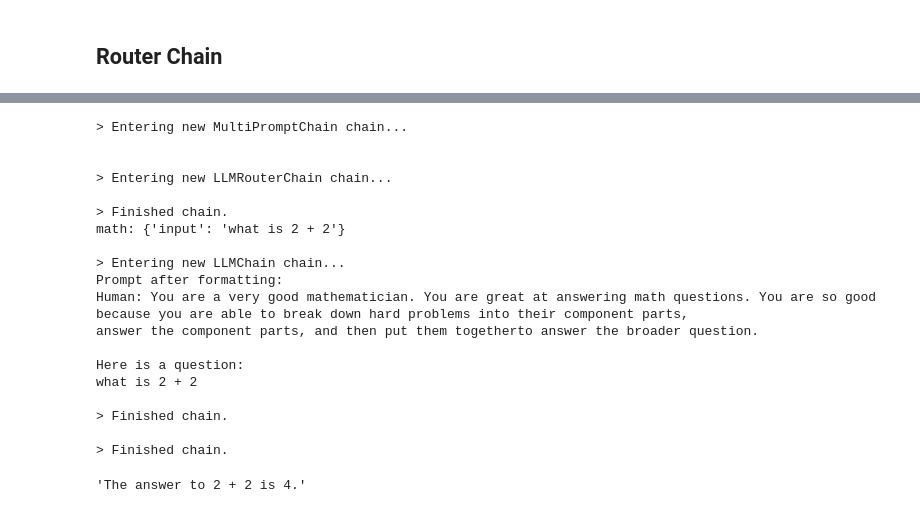
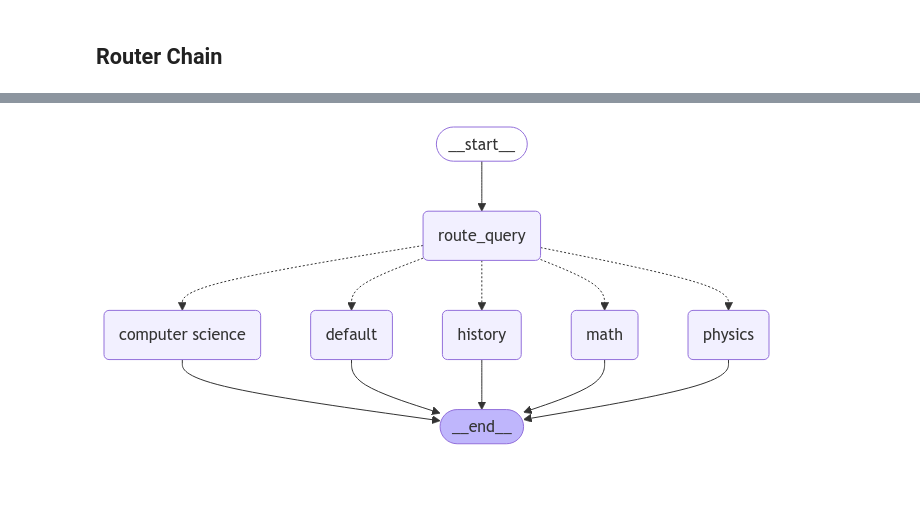
Before and after one commit to pamancharla/learning, a Jupyter notebook: lang_chain_for_llms/chains.ipynb, the cells around one changed output, grey strips where cells are left out. Drawn from its saved outputs; the diff is of its cells as text; code cells hidden in the pictures; blank space fills up the shorter version.

Commit message:
Updates for latest lang chain implementations'

```diff
--- a/lang_chain_for_llms/chains.ipynb
+++ b/lang_chain_for_llms/chains.ipynb
@@ -279,4 +219,0 @@ router_chain = LLMRouterChain.from_llm(llm, router_prompt, verbose=True)
-# %%
-chain = MultiPromptChain(router_chain=router_chain, destination_chains=destination_chains, default_chain=default_chain, verbose=True)
-# %%
-chain.run("What is black body radiation?")
@@ -303,23 +220,20 @@ What is black body radiation?
-# %%
-chain.run("what is 2 + 2")
-# %% [output]
-> Entering new MultiPromptChain chain...
-
-
-> Entering new LLMRouterChain chain...
-
-> Finished chain.
-math: {'input': 'what is 2 + 2'}
-
-> Entering new LLMChain chain...
-Prompt after formatting:
-Human: You are a very good mathematician. You are great at answering math questions. You are so good because you are able to break down hard problems into their component parts,
-answer the component parts, and then put them togetherto answer the broader question.
-
-Here is a question:
-what is 2 + 2
-
-> Finished chain.
-
-> Finished chain.
-'The answer to 2 + 2 is 4.'
+# %%
+from typing import Literal
+from typing_extensions import TypedDict
+
+route_system = f"""Route to one of the experts mentioned below based on the user's question \
+If none of the experts are appropriate, route to "default".
+
+<< CANDIDATE EXPERTS >>
+{destinations_str}"""
+router_prompt = ChatPromptTemplate.from_messages(
+    [
+        ("system", route_system),
+        ("human", "{input}")
+    ]
+)
+
+class RouteQuery(TypedDict):
+    destination: Literal["physics", "math", "history", "computer_science", "default"]
+
+route_chain = router_prompt | llm.with_structured_output(RouteQuery)
@@ -325,0 +293,6 @@ what is 2 + 2
+# %%
+from IPython.display import Image
+
+Image(app.get_graph().draw_mermaid_png())
+# %% [output]
+[figure, added]
```
Also changed, not shown: parts of 33 cells of this notebook, 2 other files.
